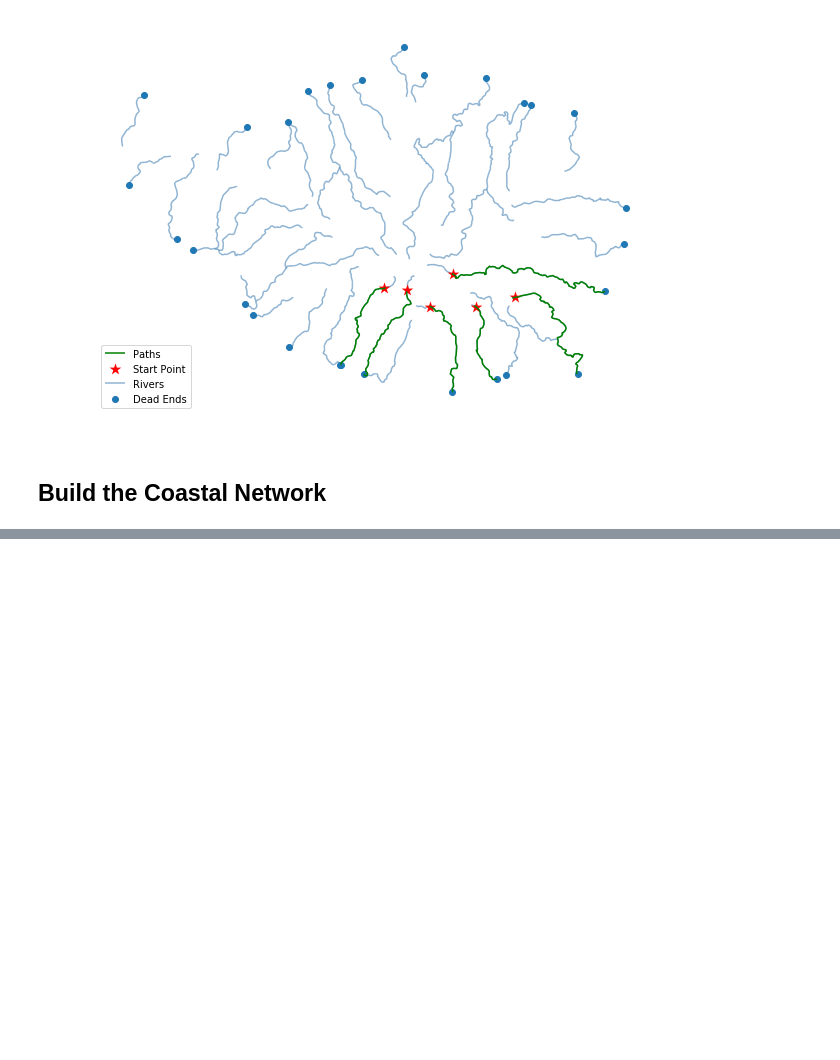
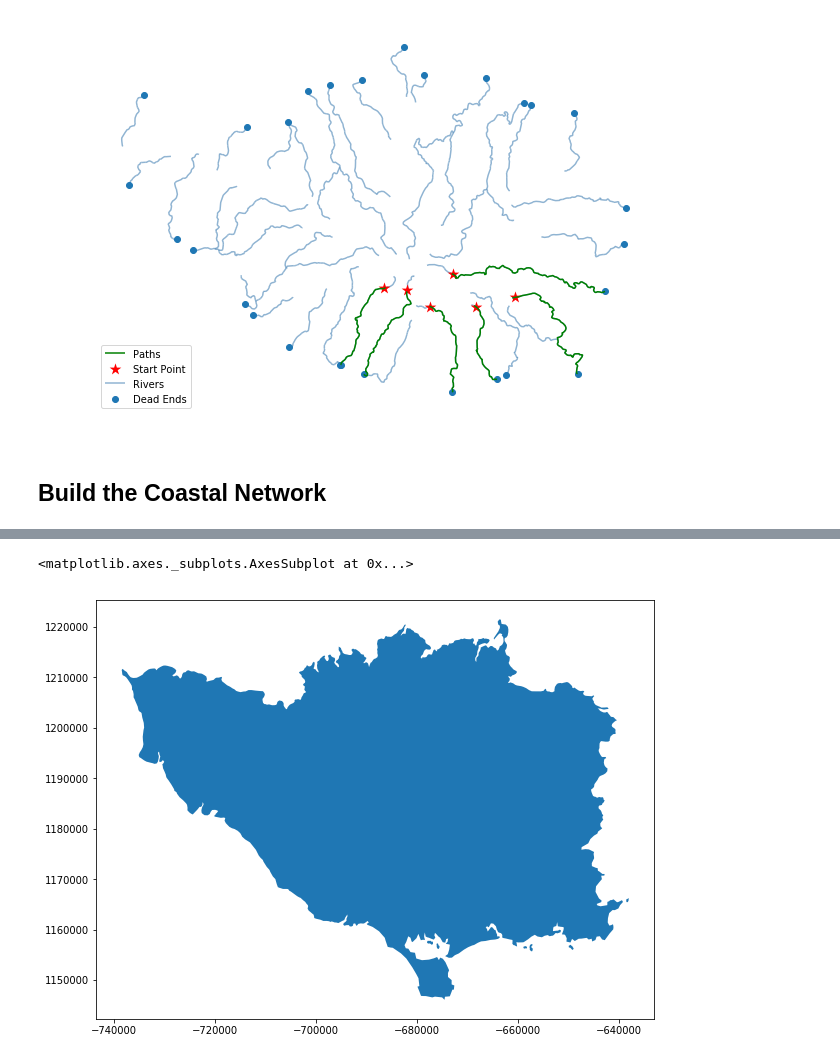
Before and after one commit to jkibele/pyriv, a Jupyter notebook: notebooks/MinimalDemo.ipynb, the cells around one changed output, grey strips where cells are left out. Saved outputs shown, nothing was run; the diff lists cells and outputs as text; code cells hidden in the pictures; blank space fills up the shorter version.

Commit message:
Progress on land and coastal network stuff.

```diff
--- a/notebooks/MinimalDemo.ipynb
+++ b/notebooks/MinimalDemo.ipynb
@@ -253,0 +122,7 @@ lnd
+# %%
+clg = pyriv.CoastLineGraph.read_shp(land_fn)
+lnd = pyriv.Land(clg.poly_geodataframe())
+lnd.plot()
+# %% [output]
+<matplotlib.axes._subplots.AxesSubplot at 0x...>
+[figure, added]
```
Also changed, not shown: parts of 16 cells of this notebook, 10 other files.
